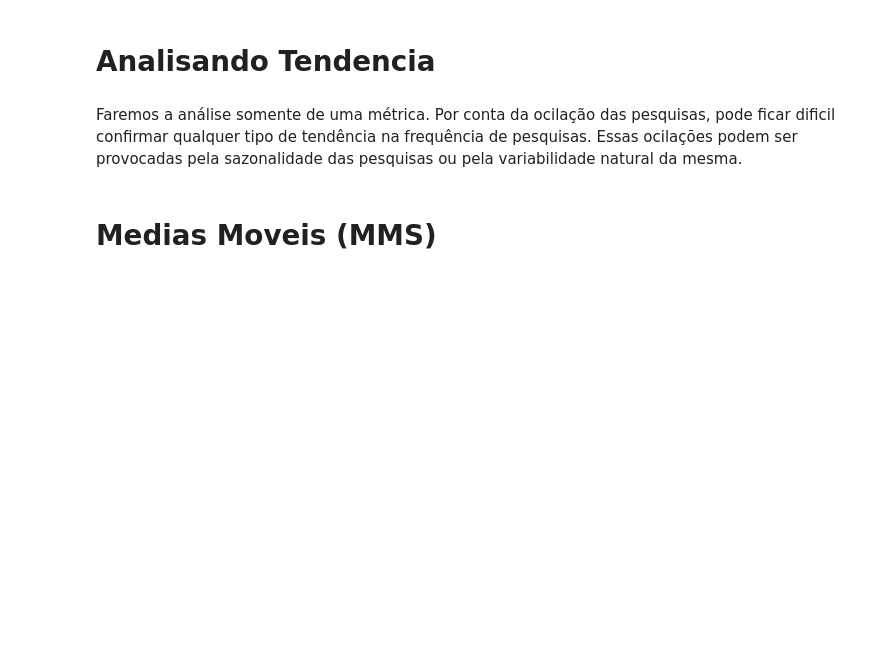
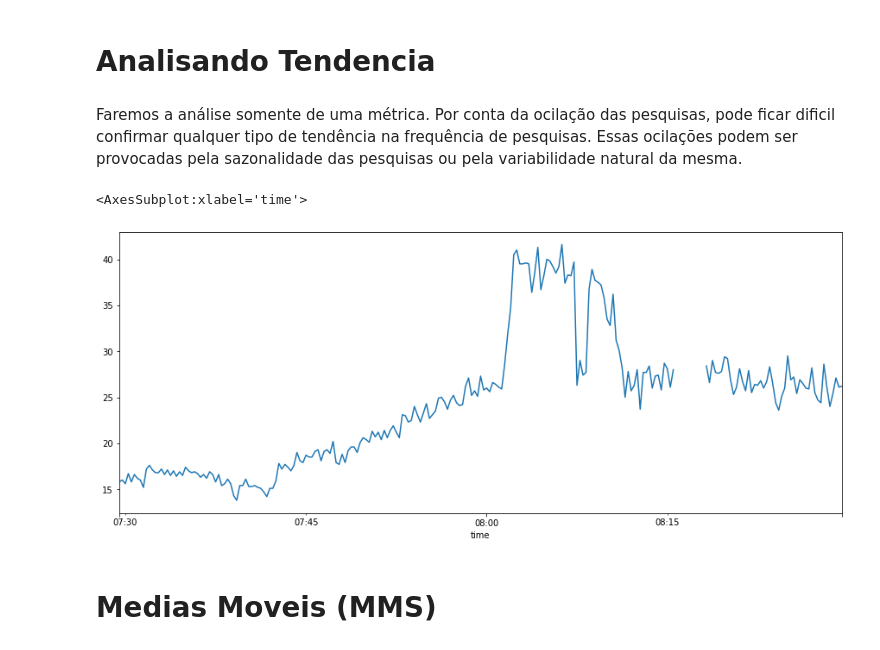
Before and after one commit to Oraculum-Fatec/api-monitoramento-site, a Jupyter notebook: Time_Serires.ipynb, the cells around one changed output. Drawn from its saved outputs; the diff is of its cells as text; code cells hidden in the pictures; blank space fills up the shorter version.

```diff
--- a/Time_Serires.ipynb
+++ b/Time_Serires.ipynb
@@ -110,6 +110,11 @@ df.plot(figsize=(15,6))
 # Analisando Tendencia
 # %% [markdown]
 Faremos a análise somente de uma métrica. Por conta da ocilação das pesquisas, pode ficar dificil confirmar qualquer tipo de tendência na frequência de pesquisas. Essas ocilações podem ser provocadas pela sazonalidade das pesquisas ou pela variabilidade natural da mesma.
+# %%
+df.process_cpu_percent.plot(figsize=(15, 6))
+# %% [output]
+<AxesSubplot:xlabel='time'>
+[figure, added]
 # %% [markdown]
 # Medias Moveis (MMS)
 # %% [markdown]
```
Also changed, not shown: parts of 3 cells of this notebook, 3 other files.
